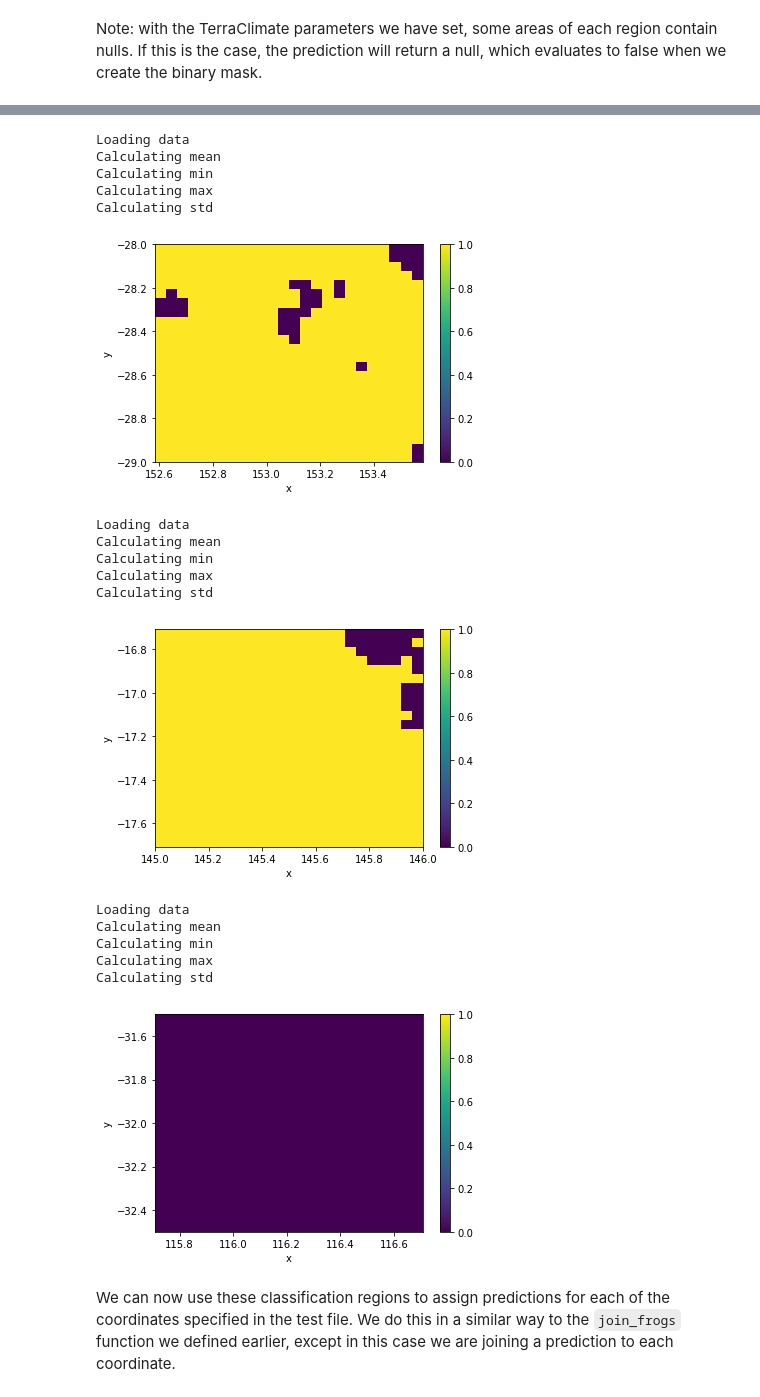
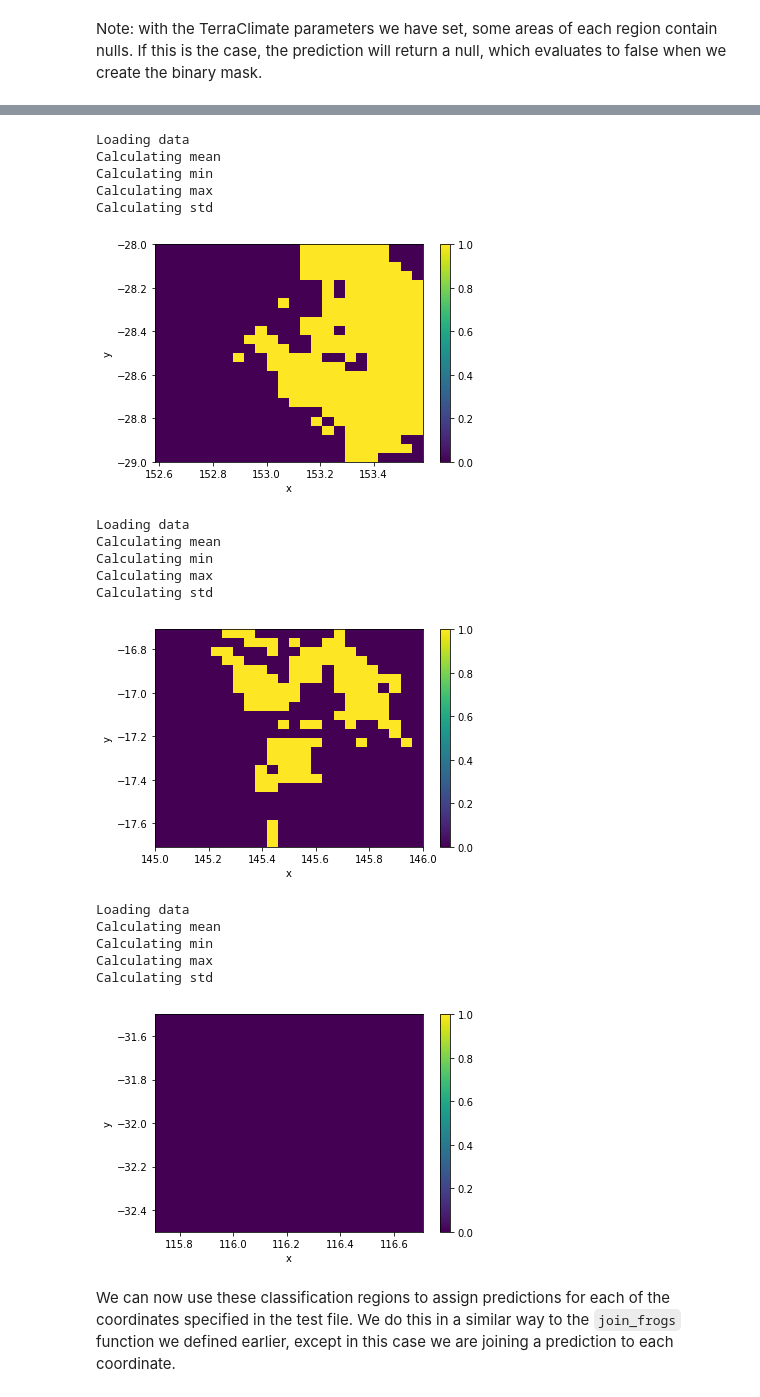
Before and after one commit to lealiaxiong/EYDataChallenge2022, a Jupyter notebook: level_1_challenge/RWL/20220530_challenge_1_all_bboxes_2_adjusted_metrics_preprocess_deeplearn.ipynb, the cells around one changed output, grey strips where cells are left out. Drawn from its saved outputs; the diff is of its cells as text; code cells hidden in the pictures.

```diff
--- a/level_1_challenge/RWL/20220530_challenge_1_all_bboxes_2_adjusted_metrics_preprocess_deeplearn.ipynb
+++ b/level_1_challenge/RWL/20220530_challenge_1_all_bboxes_2_adjusted_metrics_preprocess_deeplearn.ipynb
@@ -473,15 +584,20 @@ Scikit-learn models require separation of predictor variables and the response v
 from sklearn.neural_network import MLPClassifier
 # %%
 #full_model = LogisticRegression()
-model_data_noNans = model_data.dropna()
-
+#model_data_noNans = model_data.dropna()
+model_data_dropped = (
+    model_data
+    .drop(['gbifID', 'eventDate', 'decimalLatitude', 'decimalLongitude', 'species',
+       'country', 'continent', 'stateProvince','key'], 1))
+model_data_dropped = model_data_dropped.dropna()
 X = (
-    model_data_noNans
-    .drop(['gbifID', 'eventDate', 'decimalLatitude', 'decimalLongitude', 'species',
-       'country', 'continent', 'stateProvince', 'occurrenceStatus', 'key'], 1)
+    model_data_dropped
+    .drop(['occurrenceStatus'], 1)
 )
-y = model_data_noNans.occurrenceStatus.astype(int)
-
+#X_no_Nans = X.dropna()
+#X = X_no_Nans
+y = model_data_dropped.occurrenceStatus.astype(int)
+#y = y.dropna()
 from sklearn import preprocessing
 
 scaler = preprocessing.StandardScaler().fit(X)
@@ -499,3 +633,8 @@ full_model = clf_no_DS
 #### Predict Training Set
 
 Logistic regression is a machine learning model that estimates the probability of a binary response variable. In our case, the model will output the probability of a frog being present at a given location. To obtain the predictions for our training set, we simply use the `predict` method on our trained model. We will evaluate these predictions in the evaluation section of this notebook.
+# %%
+real_frogs_all_bboxs = []
+for bbox in bboxs:
+    all_frog_data = get_frogs(data_path+'/training_data/occurrence.txt', year_range=(2015, 2021), bbox=bbox)
+    real_frogs_all_bboxs.append(all_frog_data)
@@ -501,0 +643,17 @@ Logistic regression is a machine learning model that estimates the probability o
+# %%
+target_species = 'Litoria Fallax'
+for i in range(len(real_frogs_all_bboxs)):
+    real_frogs_all_bboxs[i] = (
+        real_frogs_all_bboxs[i]
+        # Assign the occurrenceStatus to 1 for the target species and 0 for all other species.
+        # as well as a key for joining (later)
+        .assign(
+            occurrenceStatus = lambda x: np.where(x.species == target_species, 1, 0)
+        )
+        .assign(key=lambda x: x.index)
+    )
+
+real_pairs = []
+for i in range(len(real_frogs_all_bboxs)):
+    real_model_data = join_frogs(real_frogs_all_bboxs[i], arrays[i])
+    real_pairs.append(real_model_data)
@@ -502,5 +662,5 @@ Logistic regression is a machine learning model that estimates the probability o
 # %%
-model_data_test = pd.concat(all_pairs)
+model_data_test = pd.concat(real_pairs)
 model_data_test
 # %% [output]
 |  | gbifID | eventDate | country | continent | stateProvince | decimalLatitude | decimalLongitude | species | ... |
@@ -818,7 +993,7 @@ Note: with the TerraClimate parameters we have set, some areas of each region co
 for region in test_regions:
     region['coords'] = filter_bbox(test_file[['id', 'decimalLongitude', 'decimalLatitude']], region['bbox'])
     region['predictors'] = get_terraclimate(region['bbox'], tc_metrics, time_slice=time_slice, assets=assets, features=features)
-    region['result'] = predict_frogs(region['predictors'], full_model) > 0.5
+    region['result'] = predict_frogs(region['predictors'], full_model) > 0.75
 
     region['result'].plot.imshow(x='x', y='y', vmin=0, vmax=1)
     plt.show()
@@ -838,15 +1013,15 @@ Calculating std
 Loading data
 Calculating mean
 Calculating min
 Calculating max
 Calculating std
-[figure, old version]
+[figure, new version]
 Loading data
 Calculating mean
 Calculating min
 Calculating max
 Calculating std
-[figure, old version]
+[figure, new version]
 Loading data
 Calculating mean
 Calculating min
```
Also changed, not shown: parts of 25 cells of this notebook, 4 other files.
